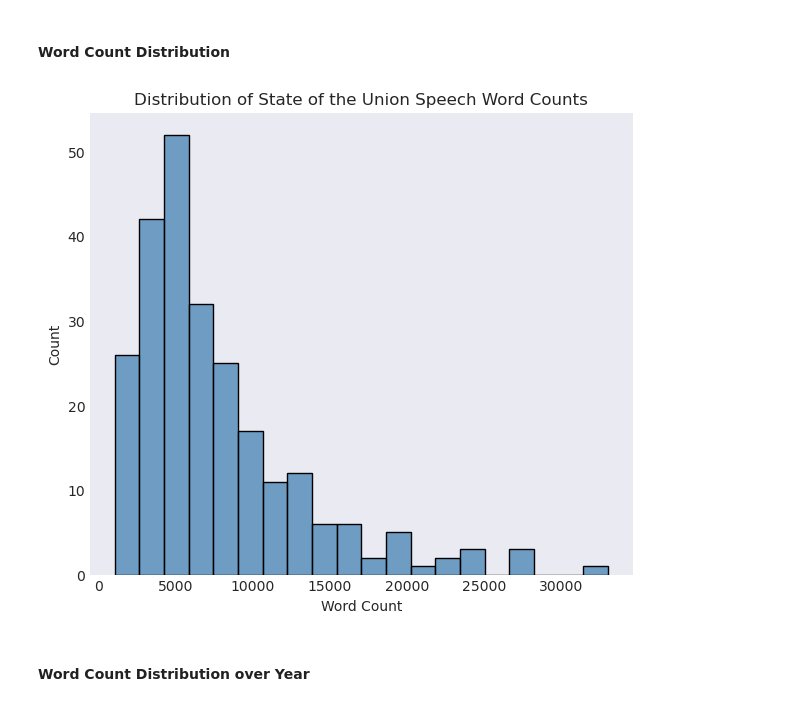
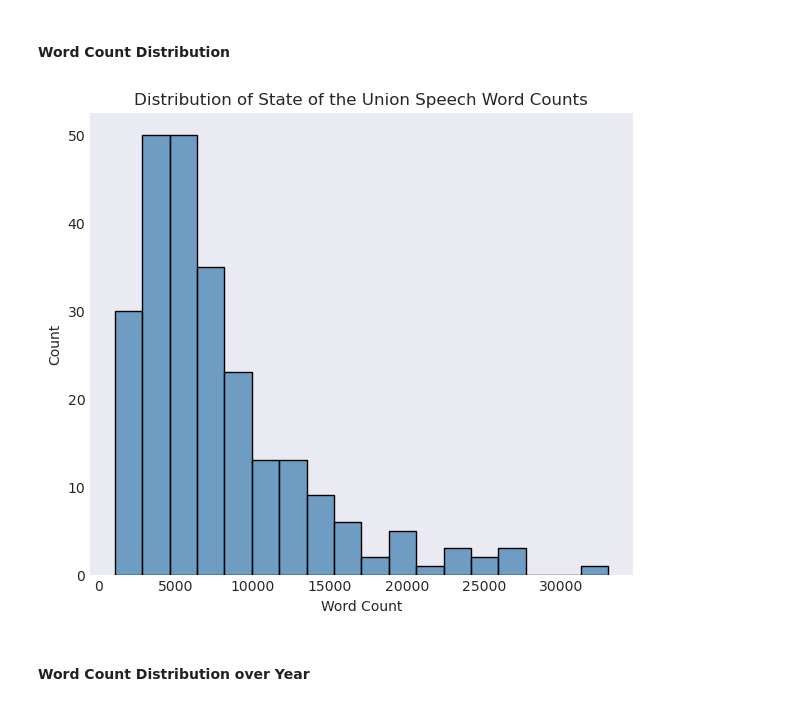
Before and after one commit to UCB-stat-159-f25/proj02-group16, a Jupyter notebook: nlp-P01.ipynb, the cells around one changed output. Saved outputs shown, nothing was run; the diff lists cells and outputs as text; code cells hidden in the pictures.

```diff
--- a/nlp-P01.ipynb
+++ b/nlp-P01.ipynb
@@ -56,21 +56,21 @@ plt.savefig("outputs/state_of_union_speeches_per_year.png")
 # %%
 plt.figure(figsize=(7,6))
 sns.histplot(
     data=sou,
     x="Word Count",
-    bins=20,
+    bins=18,
     kde=False,
     color="steelblue")
 
 plt.title("Distribution of State of the Union Speech Word Counts")
 plt.xlabel("Word Count")
 plt.ylabel("Count")
 
 plt.savefig("outputs/distribution_of_state_of_the_union_speech_word_counts.png")
 
 plt.show();
 # %% [output]
-[figure, old version]
+[figure, new version]
 # %% [markdown]
 #### Word Count Distribution over Year
 # %%
```
